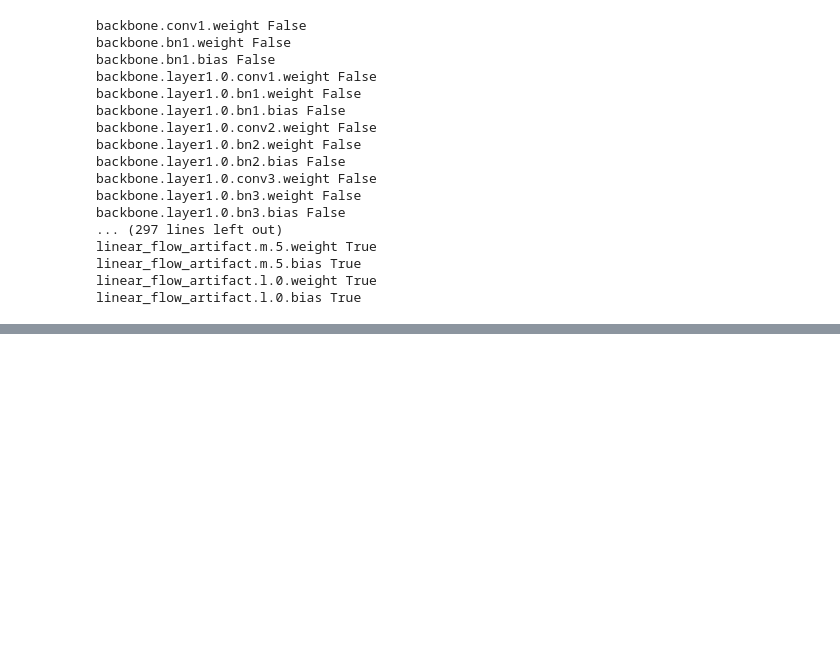
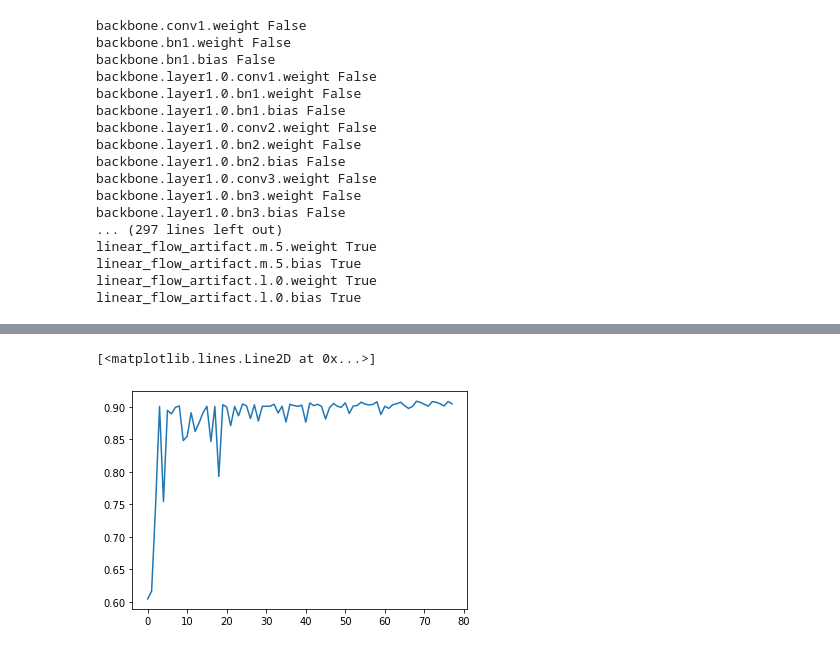
Before and after one commit to DavidTsat/Ian-Goodfellow-Deep-Learning, a Jupyter notebook: Chapter7-Regularization/train.ipynb, the cells around one changed output, grey strips where cells are left out. Drawn from its saved outputs; the diff is of its cells as text; code cells hidden in the pictures; blank space fills up the shorter version.

```diff
--- a/Chapter7-Regularization/train.ipynb
+++ b/Chapter7-Regularization/train.ipynb
@@ -667,12 +476,17 @@ optimizer = optim.Adam(model.parameters(), lr=0.0005, )
 # %%
-def compute_accuracy(y_pred, y_true):
-    return ((y_pred >= 0.5)==y_true).sum().item()/(y_pred.shape[0]*y_true.shape[1])
+def compute_accuracy(y_pred, y_true, threshold=0.5):
+    '''
+    computes accuracy, precision and recall
+    '''
+    return ((y_pred >= threshold)==y_true).sum().item()/(y_pred.shape[0]*y_true.shape[1]), ((y_pred >= threshold)*y_true).sum().item()/y_true.sum().item(), ((y_pred >= threshold)*y_true).sum().item()/y_pred.sum().item()
 # %%
 def evaluate_on(model, dataloader, stage):
     print('Evaluating on', stage)
 
     running_loss = []
     running_accuracy = []
+    running_precision = []
+    running_recall = []
 
     model.eval()
     with torch.no_grad():
@@ -683,24 +497,33 @@ def evaluate_on(model, dataloader, stage):
                 loss_i = criterion(y_pred[:,i], y[:,i])
                 total_loss += loss_i
             running_loss.append(total_loss.item())
-            running_accuracy.append(compute_accuracy(y_pred, y))
+            accur, prec, rec = compute_accuracy(y_pred, y)
+            running_accuracy.append(accur)
+            running_precision.append(prec)
+            running_recall.append(rec)
 
-    return np.array(running_loss).mean(), np.array(running_accuracy).mean()
+    return np.array(running_loss).mean(), np.array(running_accuracy).mean(), np.array(running_precision).mean(), np.array(running_recall).mean()
 # %%
 torch.autograd.set_detect_anomaly(True)
 
-epochs = 20
-steps_per_epoch = 1000
+epochs = 100
 
 running_losses = []
 train_losses = []
+train_accuracies = []
 val_losses = []
-train_accuracies = []
+val_precisions = []
+val_recalls = []
 val_accuracies = []
 
-val_loss, val_accuracy = evaluate_on(model, val_dataloader, 'validation')
+val_loss, val_accuracy, val_prec, val_rec = evaluate_on(model, val_dataloader, 'validation')
 val_losses.append(val_loss)
 val_accuracies.append(val_accuracy)
+val_precisions.append(val_prec)
+val_recalls.append(val_rec)
+
+print('val_loss, val_accuracy', val_loss, val_accuracy)
+print('val_prec, val_rec', val_prec, val_rec)
 
 model.train()
 for epoch in range(epochs):
@@ -720,13 +543,13 @@ for epoch in range(epochs):
         optimizer.step()
 
         running_loss += total_loss.item()
-#         print(j)
-        if j % 50 == 0:
+
+        if j % 10 == 0:
             print('[%d, %5d] loss: %.3f' % (epoch + 1, i + 1, running_loss / 50))
 
-            val_loss, val_accuracy = evaluate_on(model, val_dataloader, 'validation')
+            val_loss, val_accuracy, val_prec, val_rec = evaluate_on(model, val_dataloader, 'validation')
             print('val_loss, val_accuracy', val_loss, val_accuracy)
-
+            print('val_prec, val_rec', val_prec, val_rec)
 #             train_loss, train_accuracy = evaluate_on(model, train_dataloader, 'train')
 #             print('train_loss, train_accuracy', train_loss, train_accuracy)
 
@@ -736,6 +559,10 @@ for epoch in range(epochs):
 
 #             train_accuracies.append(train_accuracy)
             val_accuracies.append(val_accuracy)
+            val_precisions.append(val_prec)
+            val_recalls.append(val_rec)
+            if val_loss < min(val_losses):
+                torch.save(model.state_dict(), ('E:/Download/new_downloads/checkpoints/resnet_'+str(val_loss)+'_'+str(val_accuracy)+'_'+'_'+str(val_prec)+'_'+str(val_rec)).replace('.','_'))
 
             model.train()
             running_loss = 0.0
@@ -760,0 +617,6 @@ Y
+# %%
+# validation accuracy
+plt.plot(range(len(val_accuracies)), val_accuracies)
+# %% [output]
+[<matplotlib.lines.Line2D at 0x...>]
+[figure, added]
```
Also changed, not shown: parts of 50 cells of this notebook.
